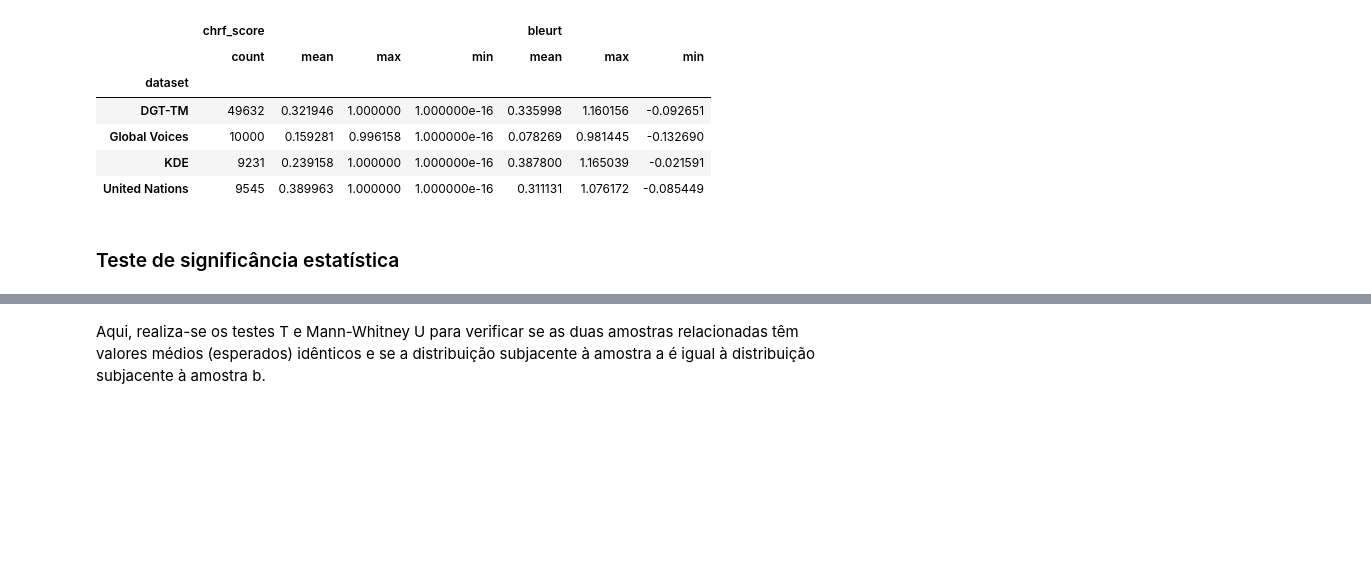
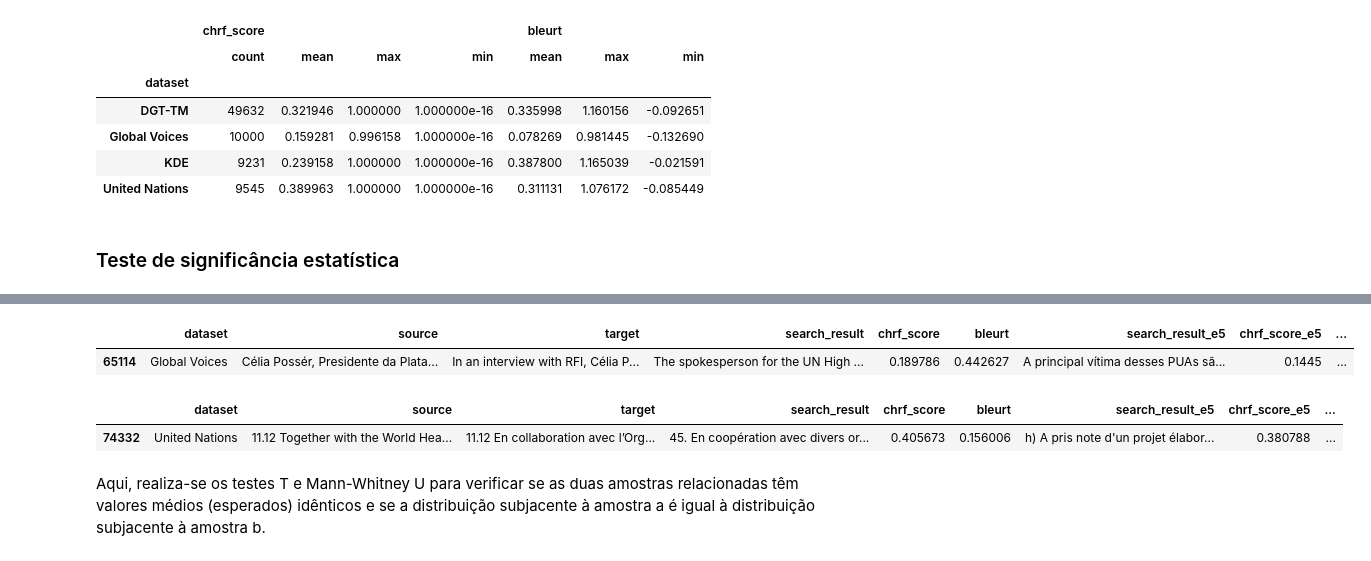
Before and after one commit to tta13/translation-search, a Jupyter notebook: src/result_analysis.ipynb, the cells around one changed output, grey strips where cells are left out. Cells and saved outputs as stored; diff of their text form; code cells hidden in the pictures; blank space fills up the shorter version.

```diff
--- a/src/result_analysis.ipynb
+++ b/src/result_analysis.ipynb
@@ -16,5 +16,7 @@ cols = ['dataset', 'source', 'target', 'chrf_score', 'bleurt']
 df_results = pd.DataFrame(columns=cols)
 df_results_e5 = pd.DataFrame(columns=cols)
+# %%
+RANDOM_STATE=42
 # %% [markdown]
 ## DGT-TM
 # %%
@@ -652,0 +677,2 @@ Name: count, dtype: int64
+# %%
+pd.set_option('display.max_colwidth', None)
@@ -653,3 +689,13 @@ Name: count, dtype: int64
+# %%
+df_results.loc[df_results['dataset']=='Global Voices'].sample(1, random_state=RANDOM_STATE)
+# %% [output]
+|  | dataset | source | target | search_result | chrf_score | bleurt | search_result_e5 | chrf_score_e5 | ... |
+| 65114 | Global Voices | Célia Possér, Presidente da Plata... | In an interview with RFI, Célia P... | The spokesperson for the UN High ... | 0.189786 | 0.442627 | A principal vítima desses PUAs sã... | 0.1445 | ... |
+# %%
+df_results.loc[df_results['dataset']=='United Nations'].sample(1, random_state=RANDOM_STATE)
+# %% [output]
+|  | dataset | source | target | search_result | chrf_score | bleurt | search_result_e5 | chrf_score_e5 | ... |
+| 74332 | United Nations | 11.12 Together with the World Hea... | 11.12 En collaboration avec l’Org... | 45. En coopération avec divers or... | 0.405673 | 0.156006 | h) A pris note d'un projet élabor... | 0.380788 | ... |
 # %% [markdown]
 Aqui, realiza-se os testes T e Mann-Whitney U para verificar se as duas amostras relacionadas têm valores médios (esperados) idênticos e se a distribuição subjacente à amostra a é igual à distribuição subjacente à amostra b.
 # %%
```
Also changed, not shown: parts of 14 cells of this notebook.
